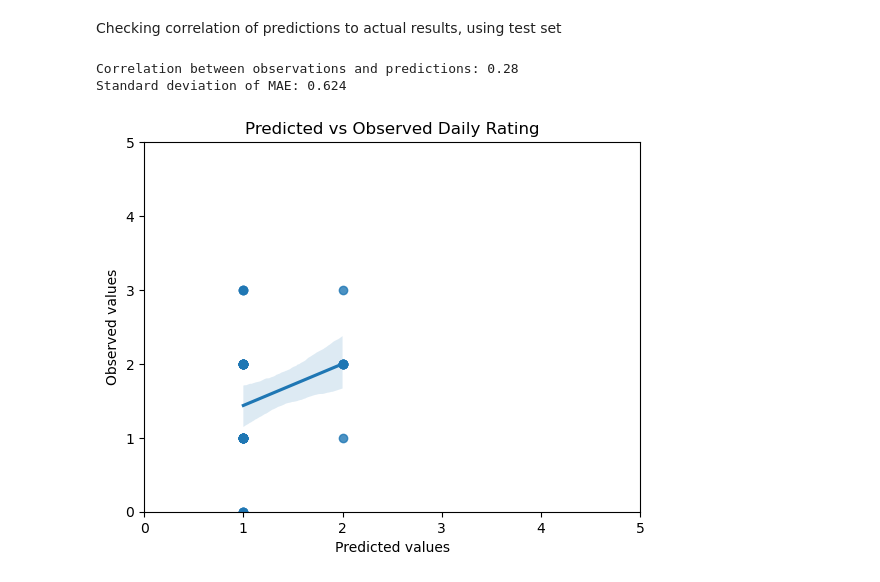
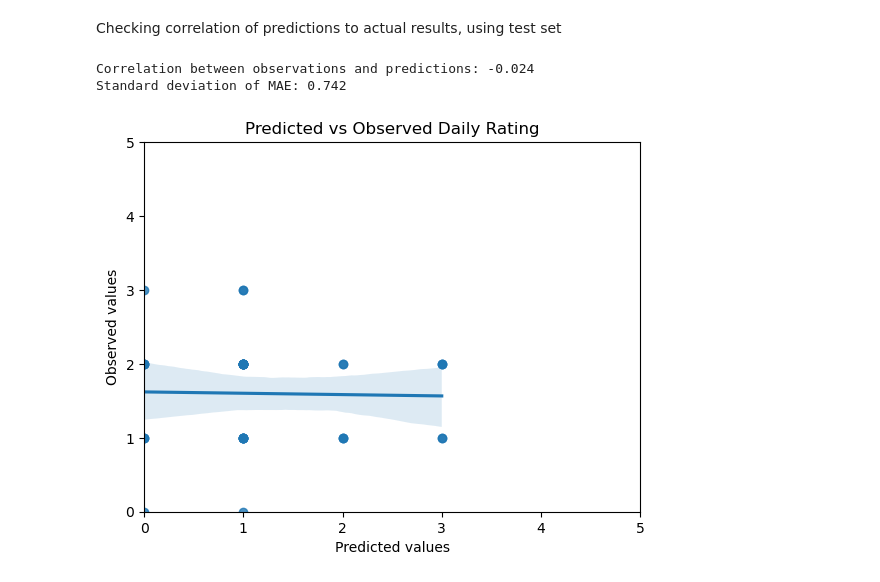
Before and after one commit to tmduvall/Tracker-predicting, a Jupyter notebook: dailypred - rating - classification - tree.ipynb, the cells around one changed output. Cells and saved outputs as stored; diff of their text form; code cells hidden in the pictures.

```diff
--- a/dailypred - rating - classification - tree.ipynb
+++ b/dailypred - rating - classification - tree.ipynb
@@ -84,15 +65,17 @@ Standardize and split data
 # %%
-scaler = StandardScaler()
 dfp = df.to_pandas()
-dfp.iloc[:, 1:7] = scaler.fit_transform(dfp.iloc[:, 1:7])
+ros = SMOTE(random_state=seed)
 
-# Initial split between train, validation, and test sets
+# Split between train, validation, and test sets
 ## Prioritizing training due to small dataset
 dfp_train, dfp_test = train_test_split(dfp.iloc[:, 1:], test_size=0.3, random_state=seed)
 dfp_test, dfp_val = train_test_split(dfp_test, test_size=0.5, random_state=seed)
+X_train = dfp_train.iloc[:, 0:6]
+y_train = dfp_train.iloc[:, 7]
 X_val = dfp_val.iloc[:, 0:6]
-y_val = dfp_val.iloc[:, 9:]
+y_val = dfp_val.iloc[:, 7]
 X_test = dfp_test.iloc[:, 0:6]
-y_test = dfp_test.iloc[:, 9:]
+y_test = dfp_test.iloc[:, 7]
 
-y_test_orig = dfp_test.iloc[:, 7]  # Used in calculating metrics on test set
+# Balancing training data
+X_train, y_train = ros.fit_resample(X_train, y_train)
@@ -101,14 +82,2 @@ Balance training and validation data. Validation is balanced due to problems fit
-# %%
-# Split dfp into ratings and rest. Then split rest into predictors and outcome matrix
-ros = RandomOverSampler(random_state=seed)  # Other techniques required a larger dataset.
-
-X_train, y_train_ratings = ros.fit_resample(dfp_train.drop(dfp_train.columns[6], axis=1), dfp_train.iloc[:, 7])
-y_train = X_train.iloc[:, -4:]
-X_train = X_train.iloc[:, 0:6]
-
-# Exactly same results when oversampling the validation set using two different seeds
-# X_val, y_val_ratings = ros.fit_resample(dfp_val.drop(dfp_val.columns[6], axis=1), dfp_val.iloc[:, 7])
-# y_val = X_val.iloc[:, -4:]
-# X_val = X_val.iloc[:, 0:6]
 # %% [markdown]
 Create ordinal classification model
@@ -218,0 +149,3 @@ for i in range(n_samples):
+# %%
+test = model.predict(X_test)
+print(metrics.classification_report(y_test, test))
@@ -268,18 +211,18 @@ weighted avg       0.48      0.47      0.41        40
 Checking correlation of predictions to actual results, using test set
 # %%
 # Correlation and standard deviation of the errors
-print(f'Correlation between observations and predictions: {round(np.corrcoef(y_test_orig, predictions_ordinal)[0][1], 3)}')
-print(f'Standard deviation of MAE: {round(np.std(np.absolute(np.subtract(y_test_orig, predictions_ordinal))), 3)}')
+print(f'Correlation between observations and predictions: {round(np.corrcoef(y_test, test)[0][1], 3)}')
+print(f'Standard deviation of MAE: {round(np.std(np.absolute(np.subtract(y_test, test))), 3)}')
 
 # Plotting lowess and linear regression lines, with 95% confidence interval for latter
-sns.regplot(y = y_test_orig, x = predictions_ordinal)
+sns.regplot(y = y_test, x = test)
 plt.title('Predicted vs Observed Daily Rating')
 plt.xlabel('Predicted values')
 plt.ylabel('Observed values')
 plt.xlim(0, 5)
 plt.ylim(0,5)
 plt.show()
 # %% [output]
-Correlation between observations and predictions: 0.28
-Standard deviation of MAE: 0.624
+Correlation between observations and predictions: -0.024
+Standard deviation of MAE: 0.742
-[figure, old version]
+[figure, new version]
```
Also changed, not shown: parts of 17 cells of this notebook, 2 other files.
